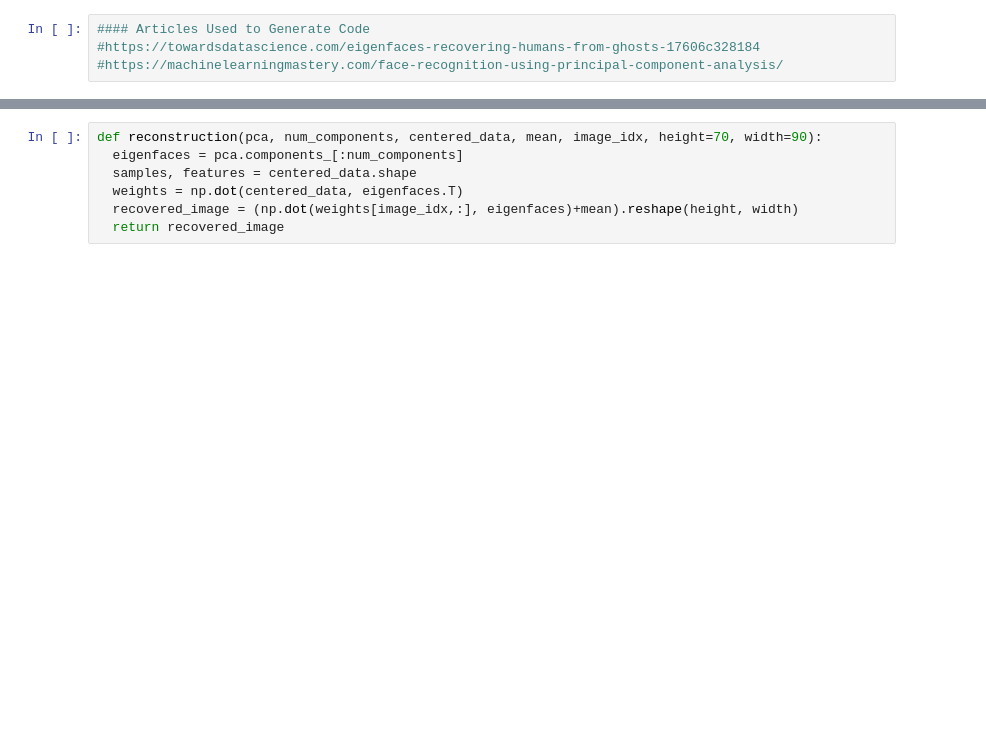
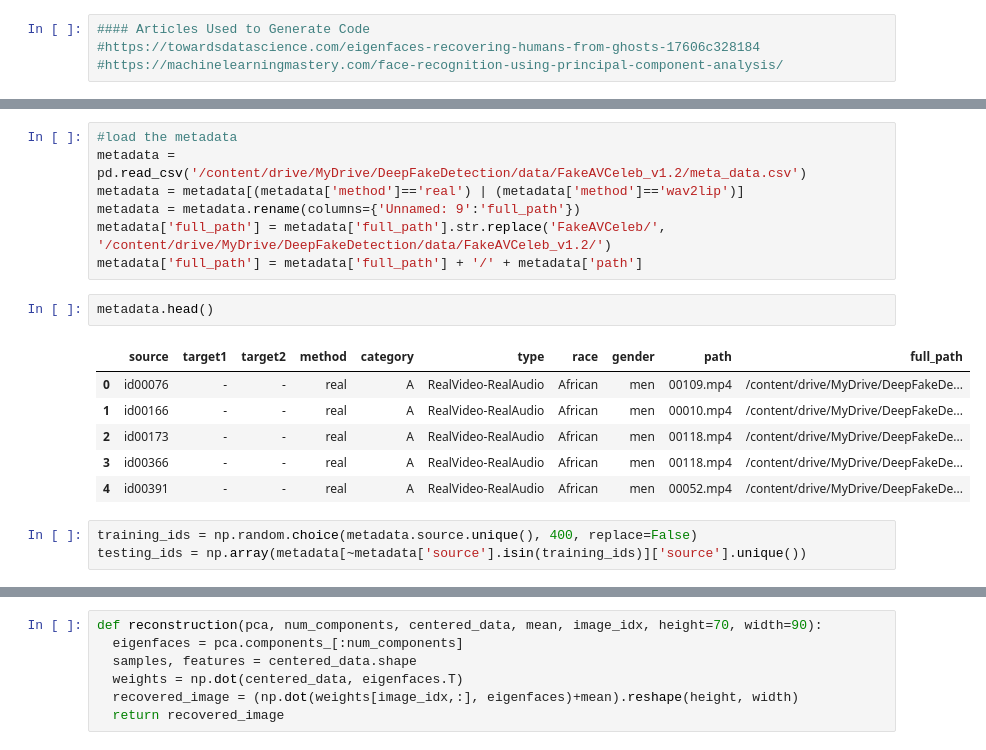
Before and after one commit to romitbarua/MultiModalDeepFake, a Jupyter notebook: TestingNotebooks/PCAvsMFCC.ipynb, the cells around one changed output, grey strips where cells are left out. Cells and saved outputs as stored; diff of their text form; blank space fills up the shorter version.

```diff
--- a/TestingNotebooks/PCAvsMFCC.ipynb
+++ b/TestingNotebooks/PCAvsMFCC.ipynb
@@ -41,0 +42,19 @@ from packages.DlibManager import DlibManager
+# %%
+#load the metadata
+metadata = pd.read_csv('/content/drive/MyDrive/DeepFakeDetection/data/FakeAVCeleb_v1.2/meta_data.csv')
+metadata = metadata[(metadata['method']=='real') | (metadata['method']=='wav2lip')]
+metadata = metadata.rename(columns={'Unnamed: 9':'full_path'})
+metadata['full_path'] = metadata['full_path'].str.replace('FakeAVCeleb/', '/content/drive/MyDrive/DeepFakeDetection/data/FakeAVCeleb_v1.2/')
+metadata['full_path'] = metadata['full_path'] + '/' + metadata['path']
+# %%
+metadata.head()
+# %% [output]
+|  | source | target1 | target2 | method | category | type | race | gender | path | full_path |
+| 0 | id00076 | - | - | real | A | RealVideo-RealAudio | African | men | 00109.mp4 | /content/drive/MyDrive/DeepFakeDe... |
+| 1 | id00166 | - | - | real | A | RealVideo-RealAudio | African | men | 00010.mp4 | /content/drive/MyDrive/DeepFakeDe... |
+| 2 | id00173 | - | - | real | A | RealVideo-RealAudio | African | men | 00118.mp4 | /content/drive/MyDrive/DeepFakeDe... |
+| 3 | id00366 | - | - | real | A | RealVideo-RealAudio | African | men | 00118.mp4 | /content/drive/MyDrive/DeepFakeDe... |
+| 4 | id00391 | - | - | real | A | RealVideo-RealAudio | African | men | 00052.mp4 | /content/drive/MyDrive/DeepFakeDe... |
+# %%
+training_ids = np.random.choice(metadata.source.unique(), 400, replace=False)
+testing_ids = np.array(metadata[~metadata['source'].isin(training_ids)]['source'].unique())
```
Also changed, not shown: parts of 31 cells of this notebook.
